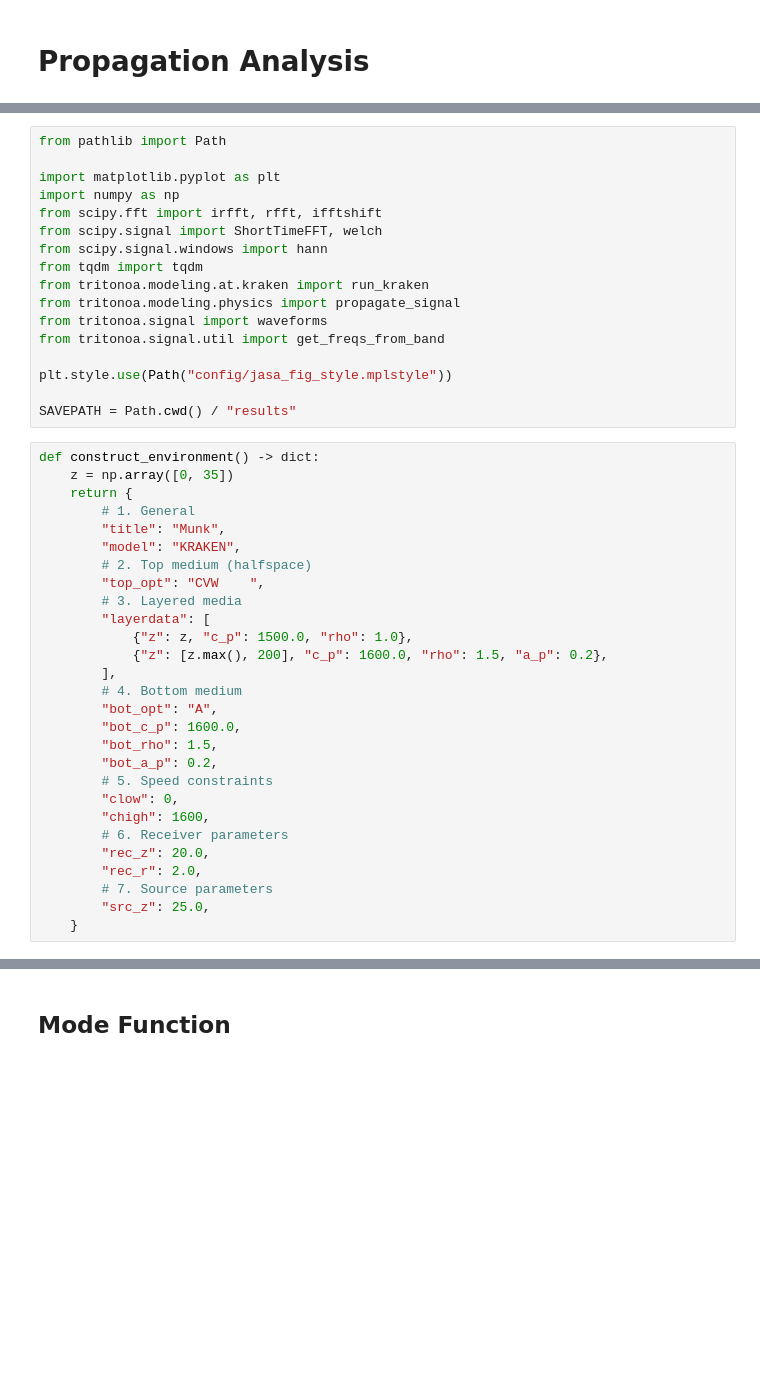
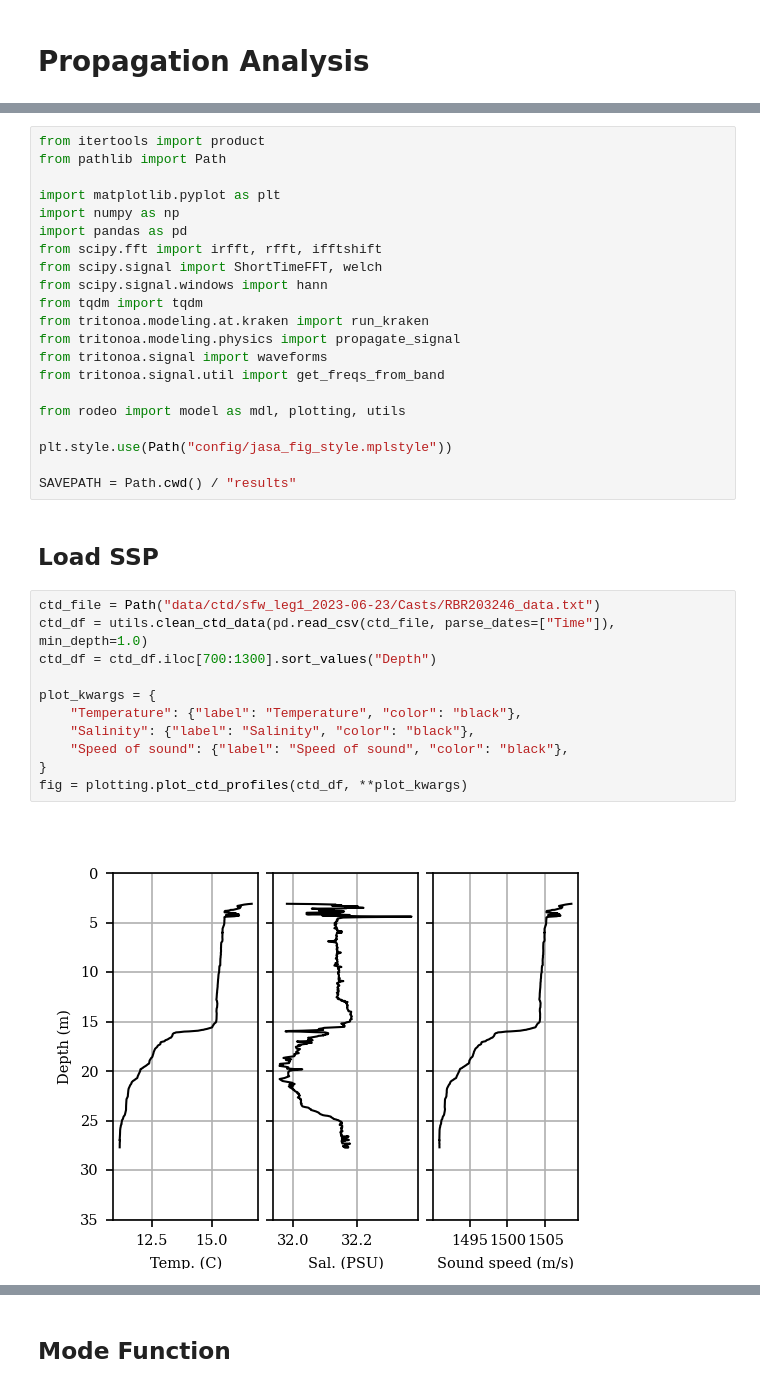
Before and after one commit to NeptuneProjects/RODEO-II_Construction-Soundscape, a Jupyter notebook: scripts/propagation.ipynb, the cells around one changed output, grey strips where cells are left out. Cells and saved outputs as stored; diff of their text form; blank space fills up the shorter version.

```diff
--- a/scripts/propagation.ipynb
+++ b/scripts/propagation.ipynb
@@ -10,8 +7,10 @@ The autoreload extension is already loaded. To reload it, use:
 # %%
+from itertools import product
 from pathlib import Path
 
 import matplotlib.pyplot as plt
 import numpy as np
+import pandas as pd
 from scipy.fft import irfft, rfft, ifftshift
 from scipy.signal import ShortTimeFFT, welch
 from scipy.signal.windows import hann
@@ -21,34 +20,23 @@ from tritonoa.modeling.physics import propagate_signal
 from tritonoa.signal import waveforms
 from tritonoa.signal.util import get_freqs_from_band
 
+from rodeo import model as mdl, plotting, utils
+
 plt.style.use(Path("config/jasa_fig_style.mplstyle"))
 
 SAVEPATH = Path.cwd() / "results"
-# %%
-def construct_environment() -> dict:
-    z = np.array([0, 35])
-    return {
-        # 1. General
-        "title": "Munk",
-        "model": "KRAKEN",
-        # 2. Top medium (halfspace)
-        "top_opt": "CVW    ",
-        # 3. Layered media
-        "layerdata": [
-            {"z": z, "c_p": 1500.0, "rho": 1.0},
-            {"z": [z.max(), 200], "c_p": 1600.0, "rho": 1.5, "a_p": 0.2},
-        ],
-        # 4. Bottom medium
-        "bot_opt": "A",
-        "bot_c_p": 1600.0,
-        "bot_rho": 1.5,
-        "bot_a_p": 0.2,
-        # 5. Speed constraints
-        "clow": 0,
-        "chigh": 1600,
-        # 6. Receiver parameters
-        "rec_z": 20.0,
-        "rec_r": 2.0,
-        # 7. Source parameters
-        "src_z": 25.0,
-    }
+# %% [markdown]
+## Load SSP
+# %%
+ctd_file = Path("data/ctd/sfw_leg1_2023-06-23/Casts/RBR203246_data.txt")
+ctd_df = utils.clean_ctd_data(pd.read_csv(ctd_file, parse_dates=["Time"]), min_depth=1.0)
+ctd_df = ctd_df.iloc[700:1300].sort_values("Depth")
+
+plot_kwargs = {
+    "Temperature": {"label": "Temperature", "color": "black"},
+    "Salinity": {"label": "Salinity", "color": "black"},
+    "Speed of sound": {"label": "Speed of sound", "color": "black"},
+}
+fig = plotting.plot_ctd_profiles(ctd_df, **plot_kwargs)
+# %% [output]
+[figure, added]
```
Also changed, not shown: parts of 12 cells of this notebook.
